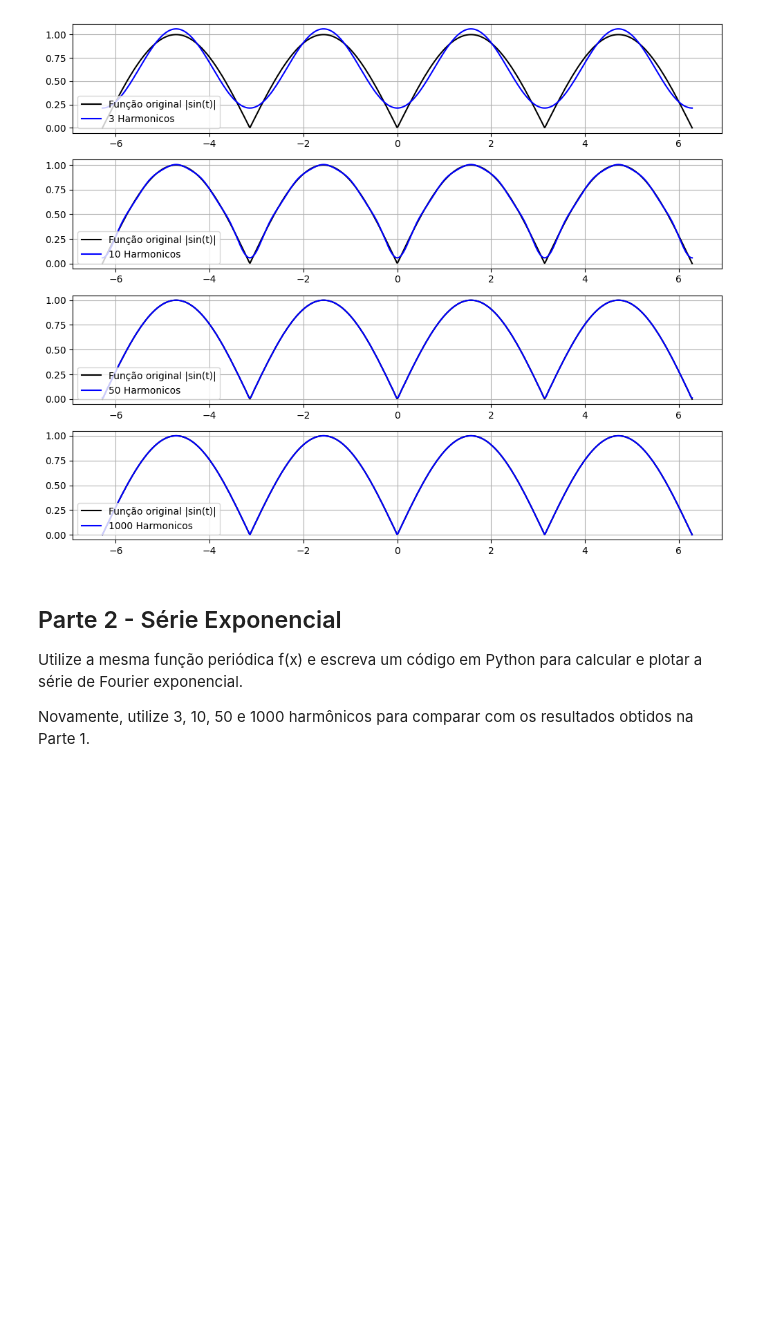
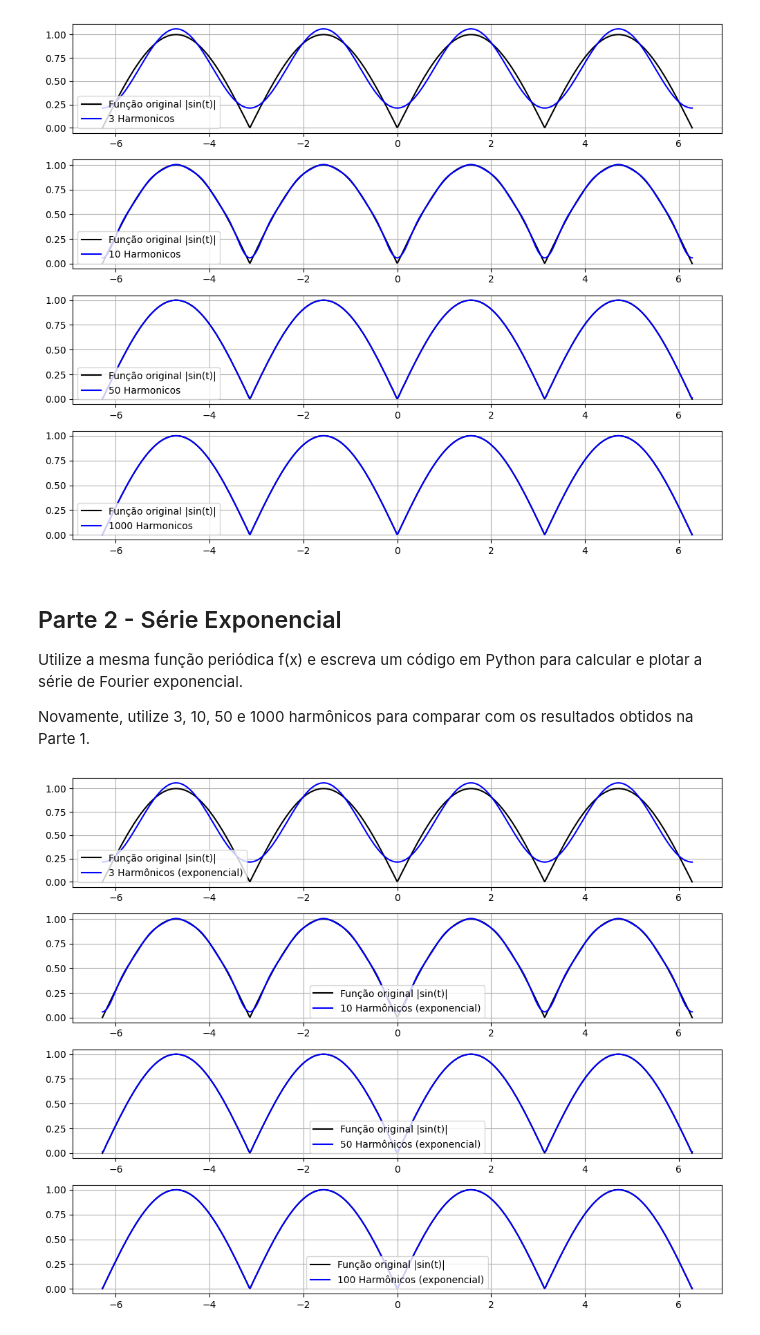
Before and after one commit to Killjoybr/mem-sistematizacao, a Jupyter notebook: Sistematizacao1-MEM-RuanDavidDaSilva.ipynb, the cells around one changed output. Drawn from its saved outputs; the diff is of its cells as text; code cells hidden in the pictures; blank space fills up the shorter version.

```diff
--- a/Sistematizacao1-MEM-RuanDavidDaSilva.ipynb
+++ b/Sistematizacao1-MEM-RuanDavidDaSilva.ipynb
@@ -33,7 +33,7 @@ def calculaSenos(n):
     result, _ = scipy.integrate.quad_vec(lambda t: f(t) * np.cos(n * t), -np.pi, np.pi)
     return result / np.pi
 
-# Step 3: Build the Fourier Series using only cosine terms
+# Construindo a série trigonométrica
 def fourier_series(t, N):
     a0 = calcularTermoMedio()
     result = a0 * np.ones_like(t)
@@ -42,23 +42,23 @@ def fourier_series(t, N):
         result += an * np.cos(n * t)
     return result
 
-# Step 4: Plotting
+# Plotagem do gráfico
 t = np.linspace(-2 * np.pi, 2 * np.pi, 1000)
 original = f(t)
 
-plt.pyplot.figure(figsize=(10, 8))
+plt.figure(figsize=(10, 8))
 harmonicos = [3, 10, 50, 1000]
 
 for i, N in enumerate(harmonicos, 1):
     approx = fourier_series(t, N)
-    plt.pyplot.subplot(len(harmonicos), 1, i)
-    plt.pyplot.plot(t, original, label='Função original |sin(t)|', color='black')
-    plt.pyplot.plot(t, approx, label=f'{N} Harmonicos', color='blue')
-    plt.pyplot.legend()
-    plt.pyplot.grid(True)
+    plt.subplot(len(harmonicos), 1, i)
+    plt.plot(t, original, label='Função original |sin(t)|', color='black')
+    plt.plot(t, approx, label=f'{N} Harmonicos', color='blue')
+    plt.legend()
+    plt.grid(True)
 
-plt.pyplot.tight_layout()
-plt.pyplot.show()
+plt.tight_layout()
+plt.show()
 # %% [output]
 [figure]
 # %% [markdown]
@@ -67,3 +67,41 @@ plt.pyplot.show()
 Utilize a mesma função periódica f(x) e escreva um código em Python para calcular e plotar a série de Fourier exponencial.
 
 Novamente, utilize 3, 10, 50 e 1000 harmônicos para comparar com os resultados obtidos na Parte 1.
+# %%
+# Definindo a função da imagem
+def f(t):
+    return np.abs(np.sin(t))
+
+# Calculando o coeficiente exponencial
+def coef_exponencial(n):
+    integrando = lambda t: f(t) * np.exp(-1j * n * t)
+    result, _ = scipy.integrate.quad_vec(integrando, -np.pi, np.pi)
+    return result / (2 * np.pi)
+
+# Construindo a série exponencial
+def fourier_exponencial(t, N):
+    result = np.zeros_like(t, dtype=complex)
+    for n in range(-N, N + 1):
+        cn = coef_exponencial(n)
+        result += cn * np.exp(1j * n * t)
+    return result.real  # Como f(t) é real, tomamos a parte real da série
+
+# Plotagem
+t = np.linspace(-2 * np.pi, 2 * np.pi, 1000)
+original = f(t)
+
+plt.figure(figsize=(10, 8))
+harmonicos = [3, 10, 50, 100]
+
+for i, N in enumerate(harmonicos, 1):
+    approx = fourier_exponencial(t, N)
+    plt.subplot(len(harmonicos), 1, i)
+    plt.plot(t, original, label='Função original |sin(t)|', color='black')
+    plt.plot(t, approx, label=f'{N} Harmônicos (exponencial)', color='blue')
+    plt.legend()
+    plt.grid(True)
+
+plt.tight_layout()
+plt.show()
+# %% [output]
+[figure, added]
```
Also changed, not shown: parts of 1 cell of this notebook.
